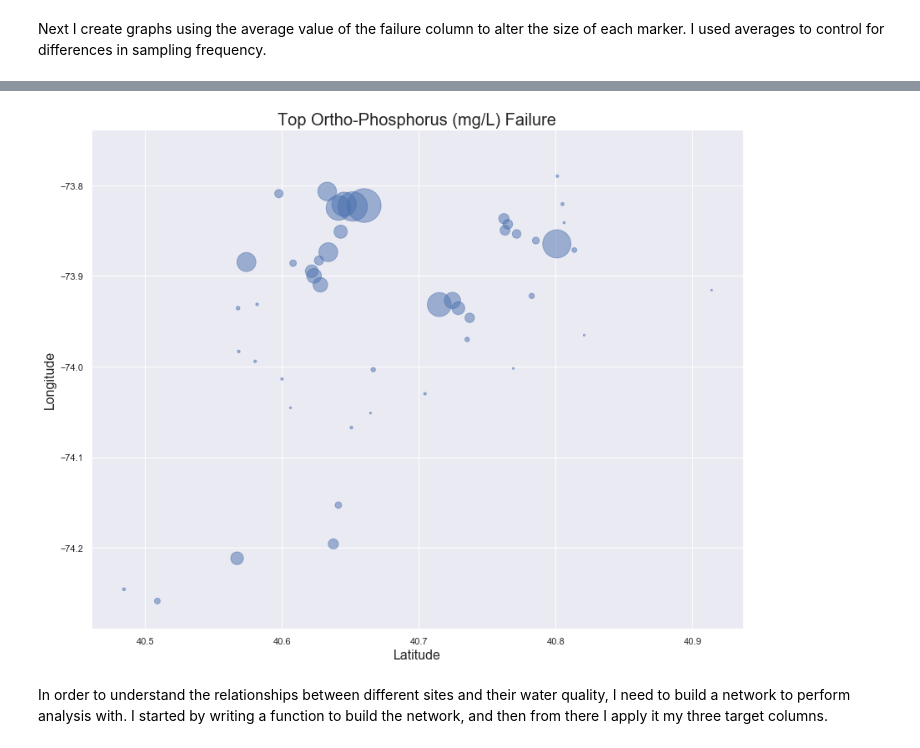
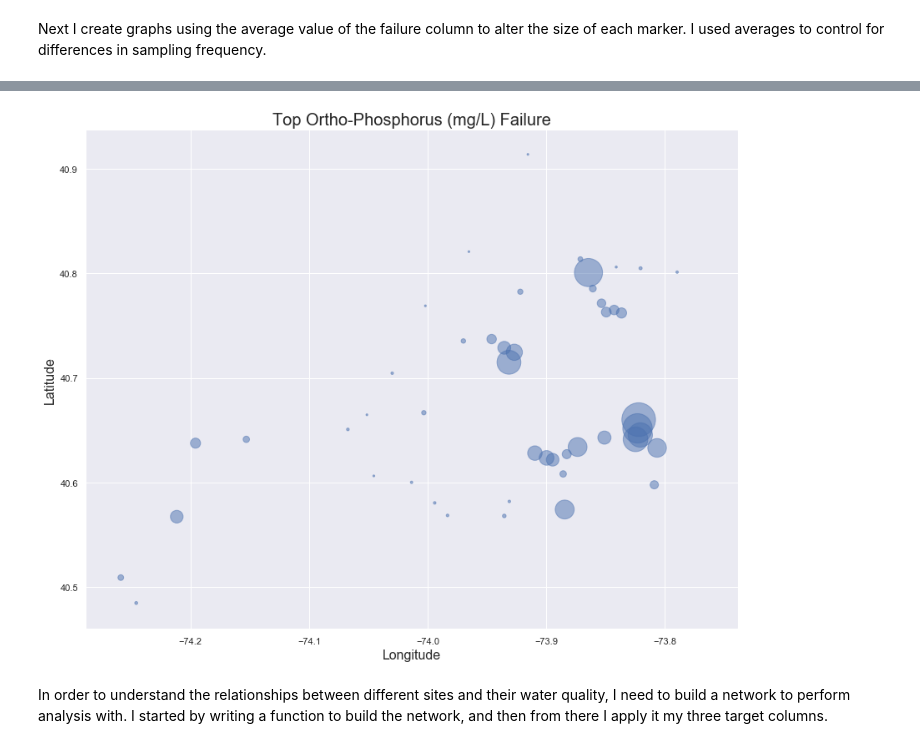
Before and after one commit to dradamski/capstone-two, a Jupyter notebook: notebooks/create_network.ipynb, the cells around one changed output, grey strips where cells are left out. Cells and saved outputs as stored; diff of their text form; code cells hidden in the pictures.

```diff
--- a/notebooks/create_network.ipynb
+++ b/notebooks/create_network.ipynb
@@ -53,15 +53,15 @@ _ = plt.ylabel('Longitude', fontsize=16)
 # %%
 _ = plt.figure(figsize=(14, 11))
-_ = plt.scatter(x=site_fail_df['Lat'], y=site_fail_df['Long'],
+_ = plt.scatter(x=site_fail_df['Long'], y=site_fail_df['Lat'],
                 alpha=.5,
                 s=site_fail_df['Top Ortho-Phosphorus (mg/L) Failure']*2500)
 _ = plt.title('Top Ortho-Phosphorus (mg/L) Failure', fontsize=20)
-_ = plt.xlabel('Latitude', fontsize=16)
-_ = plt.ylabel('Longitude', fontsize=16)
+_ = plt.xlabel('Longitude', fontsize=16)
+_ = plt.ylabel('Latitude', fontsize=16)
 
 # want to add labels to top 5 sites
 # %% [output]
-[figure, old version]
+[figure, new version]
 # %% [markdown]
 In order to understand the relationships between different sites and their water quality, I need to build a network to perform analysis with. I started by writing a function to build the network, and then from there I apply it my three target columns.
 # %%
```
Also changed, not shown: parts of 14 cells of this notebook.
